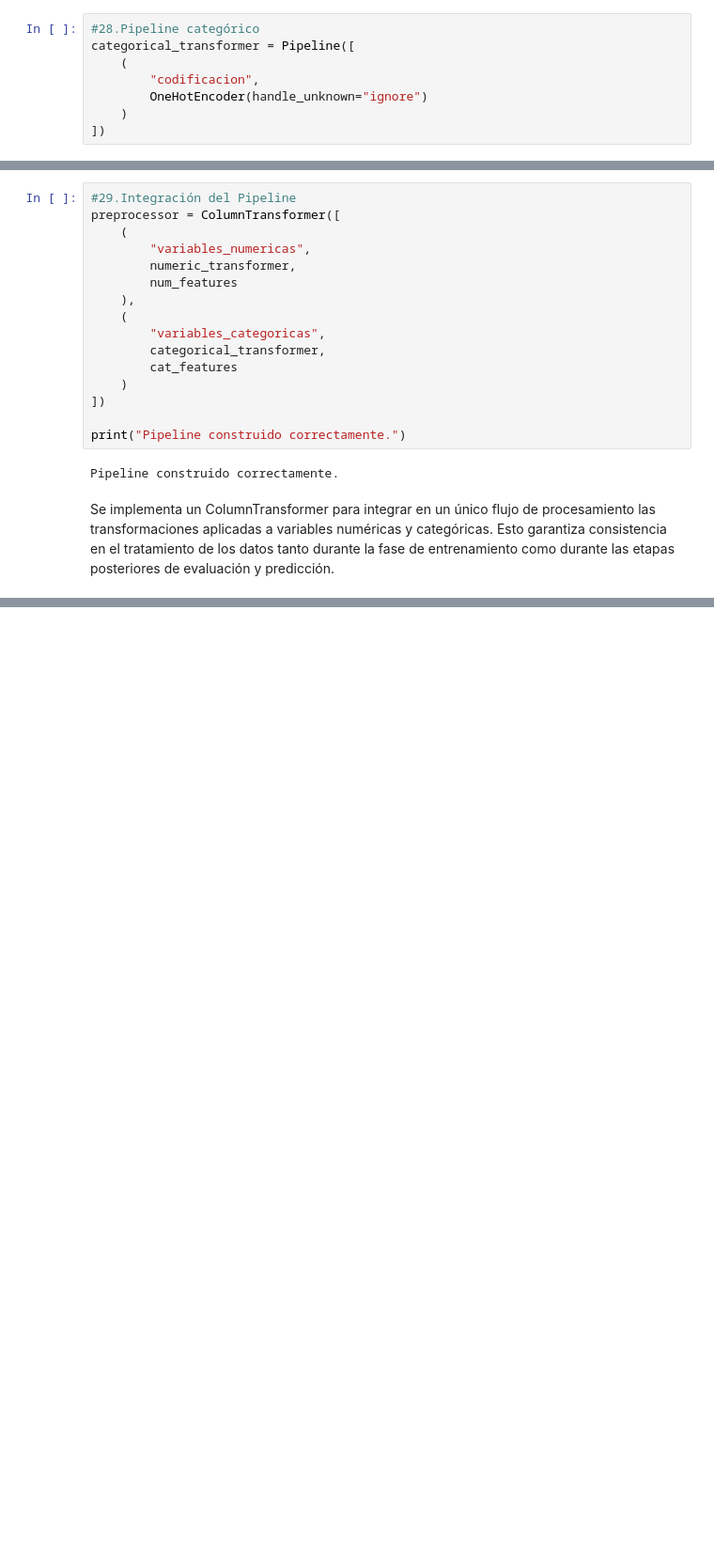
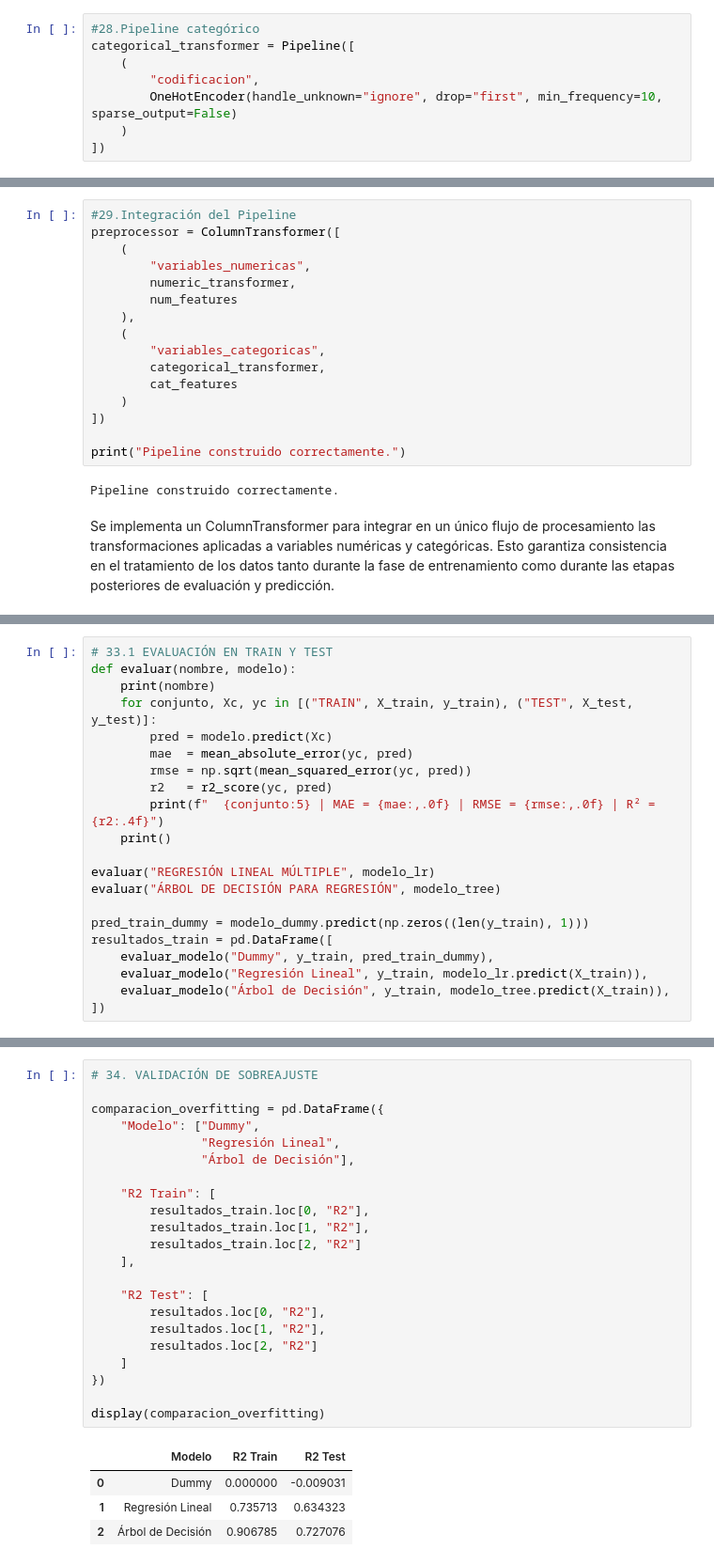
Before and after one commit to lisbethmesa-droid/proyecto-marsh-Gestion-proyectos, a Jupyter notebook: PROYECTO_MARSH_gestion_estrategica.ipynb, the cells around one changed output, grey strips where cells are left out. Shown at 94% size. Saved outputs shown, nothing was run; the diff lists cells and outputs as text; blank space fills up the shorter version.

```diff
--- a/PROYECTO_MARSH_gestion_estrategica.ipynb
+++ b/PROYECTO_MARSH_gestion_estrategica.ipynb
@@ -908,7 +1001,7 @@ Debido a que el dataset ya fue limpiado y no presenta valores faltantes, para la
 categorical_transformer = Pipeline([
     (
         "codificacion",
-        OneHotEncoder(handle_unknown="ignore")
+        OneHotEncoder(handle_unknown="ignore", drop="first", min_frequency=10, sparse_output=False)
     )
 ])
 # %% [markdown]
@@ -937,0 +1136,21 @@ Se implementa un ColumnTransformer para integrar en un único flujo de procesami
+# %%
+# 33.1 EVALUACIÓN EN TRAIN Y TEST
+def evaluar(nombre, modelo):
+    print(nombre)
+    for conjunto, Xc, yc in [("TRAIN", X_train, y_train), ("TEST", X_test, y_test)]:
+        pred = modelo.predict(Xc)
+        mae  = mean_absolute_error(yc, pred)
+        rmse = np.sqrt(mean_squared_error(yc, pred))
+        r2   = r2_score(yc, pred)
+        print(f"  {conjunto:5} | MAE = {mae:,.0f} | RMSE = {rmse:,.0f} | R² = {r2:.4f}")
+    print()
+
+evaluar("REGRESIÓN LINEAL MÚLTIPLE", modelo_lr)
+evaluar("ÁRBOL DE DECISIÓN PARA REGRESIÓN", modelo_tree)
+
+pred_train_dummy = modelo_dummy.predict(np.zeros((len(y_train), 1)))
+resultados_train = pd.DataFrame([
+    evaluar_modelo("Dummy", y_train, pred_train_dummy),
+    evaluar_modelo("Regresión Lineal", y_train, modelo_lr.predict(X_train)),
+    evaluar_modelo("Árbol de Decisión", y_train, modelo_tree.predict(X_train)),
+])
@@ -937,0 +1165,27 @@ Se implementa un ColumnTransformer para integrar en un único flujo de procesami
+# %%
+# 34. VALIDACIÓN DE SOBREAJUSTE
+
+comparacion_overfitting = pd.DataFrame({
+    "Modelo": ["Dummy",
+               "Regresión Lineal",
+               "Árbol de Decisión"],
+
+    "R2 Train": [
+        resultados_train.loc[0, "R2"],
+        resultados_train.loc[1, "R2"],
+        resultados_train.loc[2, "R2"]
+    ],
+
+    "R2 Test": [
+        resultados.loc[0, "R2"],
+        resultados.loc[1, "R2"],
+        resultados.loc[2, "R2"]
+    ]
+})
+
+display(comparacion_overfitting)
+# %% [output]
+|  | Modelo | R2 Train | R2 Test |
+| 0 | Dummy | 0.000000 | -0.009031 |
+| 1 | Regresión Lineal | 0.735713 | 0.634323 |
+| 2 | Árbol de Decisión | 0.906785 | 0.727076 |
```
Also changed, not shown: parts of 39 cells of this notebook.
